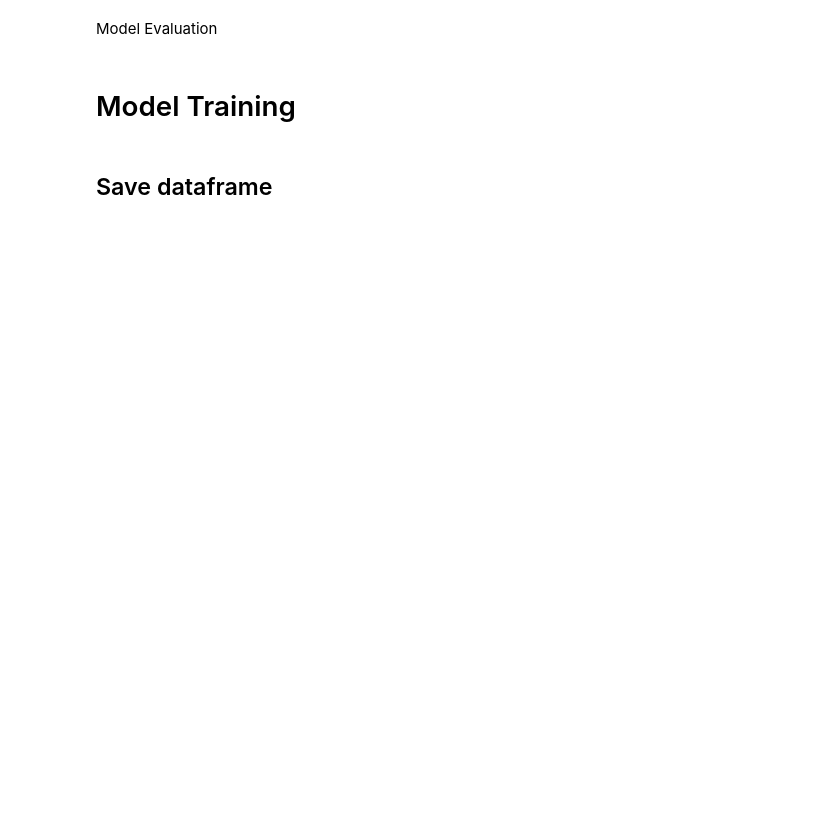
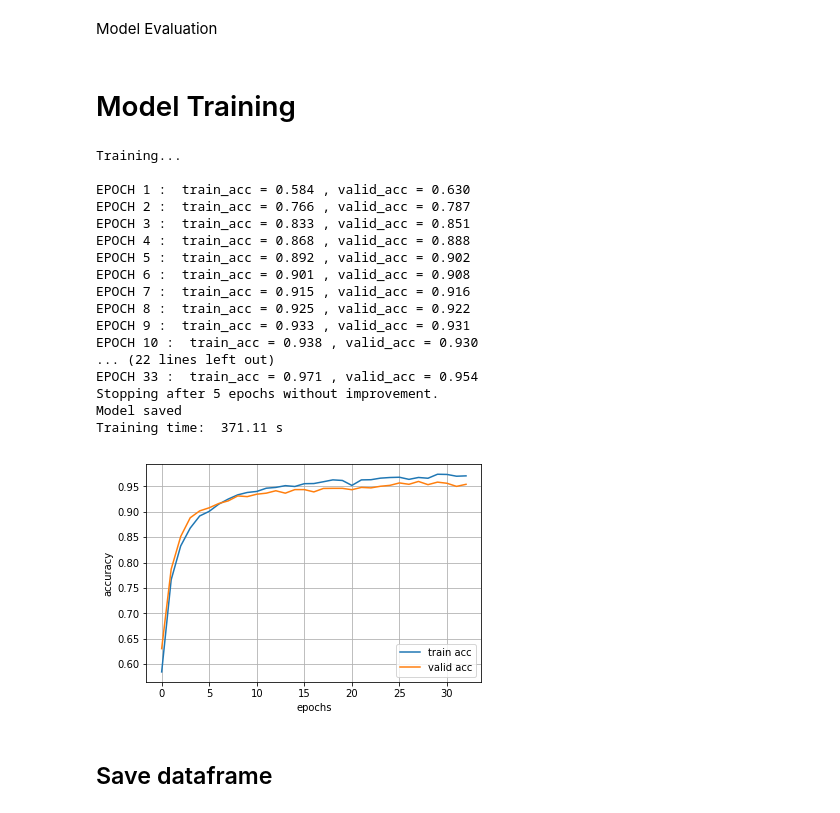
Before and after one commit to fstahl1/traffic-sign-classifier, a Jupyter notebook: Traffic_Sign_Classifier.ipynb, the cells around one changed output. Cells and saved outputs as stored; diff of their text form; code cells hidden in the pictures; blank space fills up the shorter version.

Commit message:
96 percent accuracy checkpoint

```diff
--- a/Traffic_Sign_Classifier.ipynb
+++ b/Traffic_Sign_Classifier.ipynb
@@ -583,5 +590,5 @@ Training pipeline
 # %%
-EPOCHS = 10
+EPOCHS = 200
 BATCH_SIZE = 128
 rate = 0.001
 
@@ -621,6 +637,9 @@ def evaluate(X_data, y_data):
 # %%
 from tqdm import tqdm
 import time
+
+max_acc = 0
+max_acc_epoch = 0
 
 # start time measurement
 time_start = time.time()
@@ -644,36 +663,61 @@ with tf.Session() as sess:
             end = offset + BATCH_SIZE
             batch_x, batch_y = X_train_post[offset:end], y_train_aug[offset:end]
             # training
             sess.run(training_operation, feed_dict={x: batch_x, y: batch_y})
 
         train_accuracy = evaluate(X_train_post, y_train_aug)
         #         accuracy_course[0,i] = train_accuracy
         valid_accuracy = evaluate(X_valid_post, y_valid)
         #         accuracy_course[1,i] = valid_accuracy
 
+        print("EPOCH {}".format(i+1), ": ",
+              "train_acc = {:.3f}".format(train_accuracy), ", "
+              "valid_acc = {:.3f}".format(valid_accuracy))
+
         acc_df = acc_df.append({'epoch': i,
                        'train acc': train_accuracy, 'valid acc': valid_accuracy},
                       ignore_index=True)
 
-        print("EPOCH {}".format(i+1), ": ",
-              "train_acc = {:.3f}".format(train_accuracy), ", "
-              "valid_acc = {:.3f}".format(valid_accuracy))
+        if valid_accuracy > max_acc:
+            max_acc_epoch, max_acc = i, valid_accuracy
+        elif i - max_acc_epoch >= 5:
+            print('Stopping after 5 epochs without improvement.')
+            break
 
     try:
         saver
     except NameError:
         saver = tf.train.Saver()
     saver.save(sess, './lenet')
     print("Model saved")
 
     acc_df['train acc'].plot(legend=True)
     ax = acc_df['valid acc'].plot(grid=True,legend=True)
     ax.set_xlabel('epochs')
     ax.set_ylabel('accuracy');
 
 # stop time measurement and print result
 time_end = time.time()
 print('Training time: ', np.round(time_end-time_start,2), 's')
+# %% [output]
+Training...
+
+EPOCH 1 :  train_acc = 0.584 , valid_acc = 0.630
+EPOCH 2 :  train_acc = 0.766 , valid_acc = 0.787
+EPOCH 3 :  train_acc = 0.833 , valid_acc = 0.851
+EPOCH 4 :  train_acc = 0.868 , valid_acc = 0.888
+EPOCH 5 :  train_acc = 0.892 , valid_acc = 0.902
+EPOCH 6 :  train_acc = 0.901 , valid_acc = 0.908
+EPOCH 7 :  train_acc = 0.915 , valid_acc = 0.916
+EPOCH 8 :  train_acc = 0.925 , valid_acc = 0.922
+EPOCH 9 :  train_acc = 0.933 , valid_acc = 0.931
+EPOCH 10 :  train_acc = 0.938 , valid_acc = 0.930
+... (22 lines left out)
+EPOCH 33 :  train_acc = 0.971 , valid_acc = 0.954
+Stopping after 5 epochs without improvement.
+Model saved
+Training time:  371.11 s
+[figure, added]
 # %% [markdown]
 ## Save dataframe
 # %%
```
Also changed, not shown: parts of 21 cells of this notebook, 8 other files.
